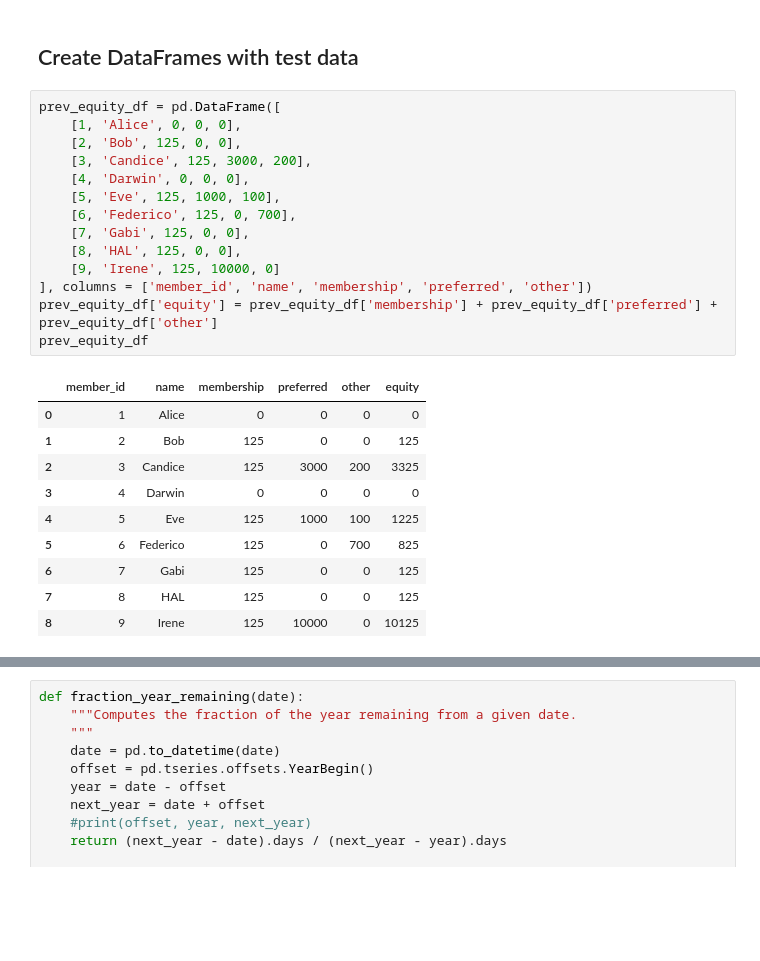
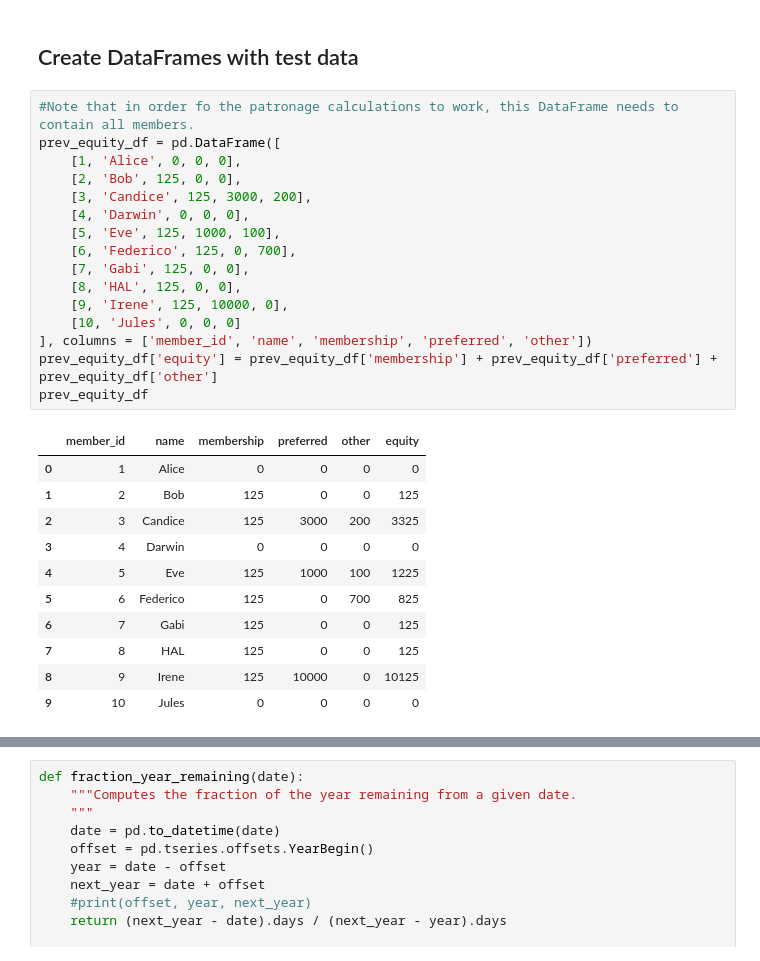
Before and after one commit to NathanielBlairStahn/sscofi, a Jupyter notebook: sscofi_allocations.ipynb, the cells around one changed output, grey strips where cells are left out. Drawn from its saved outputs; the diff is of its cells as text; blank space fills up the shorter version.

```diff
--- a/sscofi_allocations.ipynb
+++ b/sscofi_allocations.ipynb
@@ -8,30 +8,33 @@ import pandas as pd
 # %% [markdown]
 ## Create DataFrames with test data
 # %%
+#Note that in order fo the patronage calculations to work, this DataFrame needs to contain all members.
 prev_equity_df = pd.DataFrame([
     [1, 'Alice', 0, 0, 0],
     [2, 'Bob', 125, 0, 0],
     [3, 'Candice', 125, 3000, 200],
     [4, 'Darwin', 0, 0, 0],
     [5, 'Eve', 125, 1000, 100],
     [6, 'Federico', 125, 0, 700],
     [7, 'Gabi', 125, 0, 0],
     [8, 'HAL', 125, 0, 0],
-    [9, 'Irene', 125, 10000, 0]
+    [9, 'Irene', 125, 10000, 0],
+    [10, 'Jules', 0, 0, 0]
 ], columns = ['member_id', 'name', 'membership', 'preferred', 'other'])
 prev_equity_df['equity'] = prev_equity_df['membership'] + prev_equity_df['preferred'] + prev_equity_df['other']
 prev_equity_df
 # %% [output]
 |  | member_id | name | membership | preferred | other | equity |
 | 0 | 1 | Alice | 0 | 0 | 0 | 0 |
 | 1 | 2 | Bob | 125 | 0 | 0 | 125 |
 | 2 | 3 | Candice | 125 | 3000 | 200 | 3325 |
 | 3 | 4 | Darwin | 0 | 0 | 0 | 0 |
 | 4 | 5 | Eve | 125 | 1000 | 100 | 1225 |
 | 5 | 6 | Federico | 125 | 0 | 700 | 825 |
 | 6 | 7 | Gabi | 125 | 0 | 0 | 125 |
 | 7 | 8 | HAL | 125 | 0 | 0 | 125 |
 | 8 | 9 | Irene | 125 | 10000 | 0 | 10125 |
+| 9 | 10 | Jules | 0 | 0 | 0 | 0 |
 # %%
 contributions_df = pd.DataFrame([
     [1, "1/3/2017", 125, 'membership'],
```
Also changed, not shown: parts of 35 cells of this notebook.
